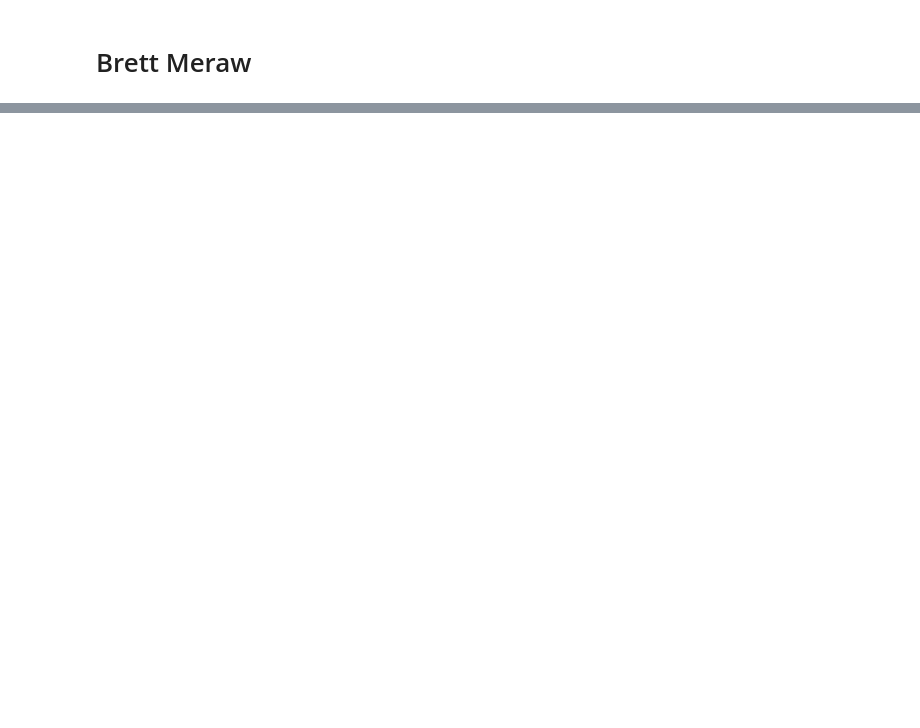
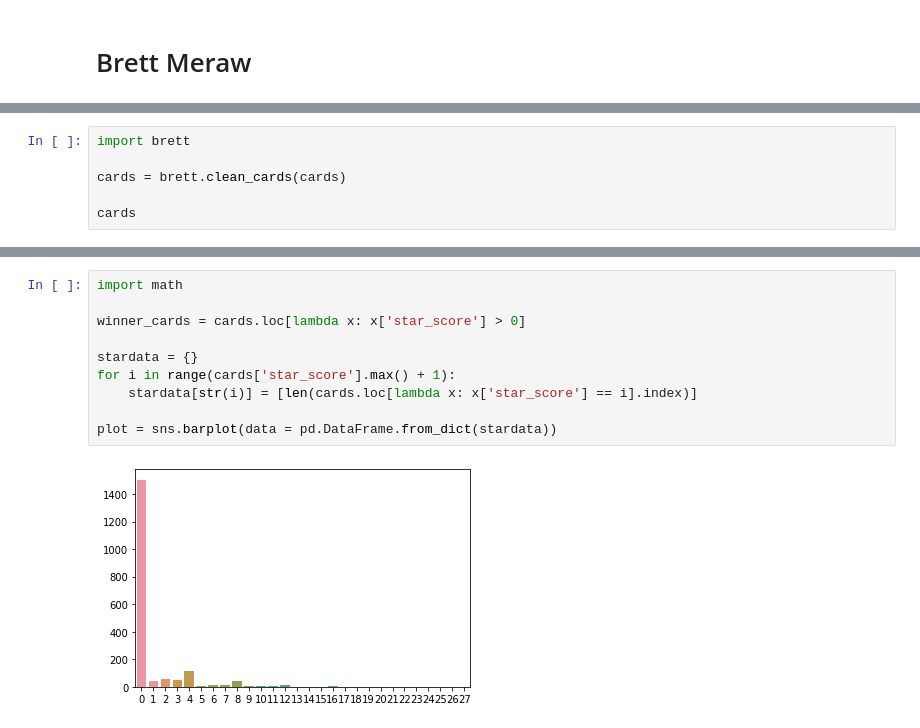
Before and after one commit to data301-2021-winter1/project-group69-project, a Jupyter notebook: notebooks/analysis2.ipynb, the cells around one changed output, grey strips where cells are left out. Saved outputs shown, nothing was run; the diff lists cells and outputs as text; blank space fills up the shorter version.

Commit message:
This update adds the card analysis to the project.

```diff
--- a/notebooks/analysis2.ipynb
+++ b/notebooks/analysis2.ipynb
@@ -42,0 +29,6 @@ Index(['cmc', 'color', 'name', 'set', 'tablerow', 'text', 'type', 'tags',
+# %%
+import brett
+
+cards = brett.clean_cards(cards)
+
+cards
@@ -42,0 +49,12 @@ Index(['cmc', 'color', 'name', 'set', 'tablerow', 'text', 'type', 'tags',
+# %%
+import math
+
+winner_cards = cards.loc[lambda x: x['star_score'] > 0]
+
+stardata = {}
+for i in range(cards['star_score'].max() + 1):
+    stardata[str(i)] = [len(cards.loc[lambda x: x['star_score'] == i].index)]
+
+plot = sns.barplot(data = pd.DataFrame.from_dict(stardata))
+# %% [output]
+[figure, added]
```
Also changed, not shown: parts of 13 cells of this notebook, 1 other file.
